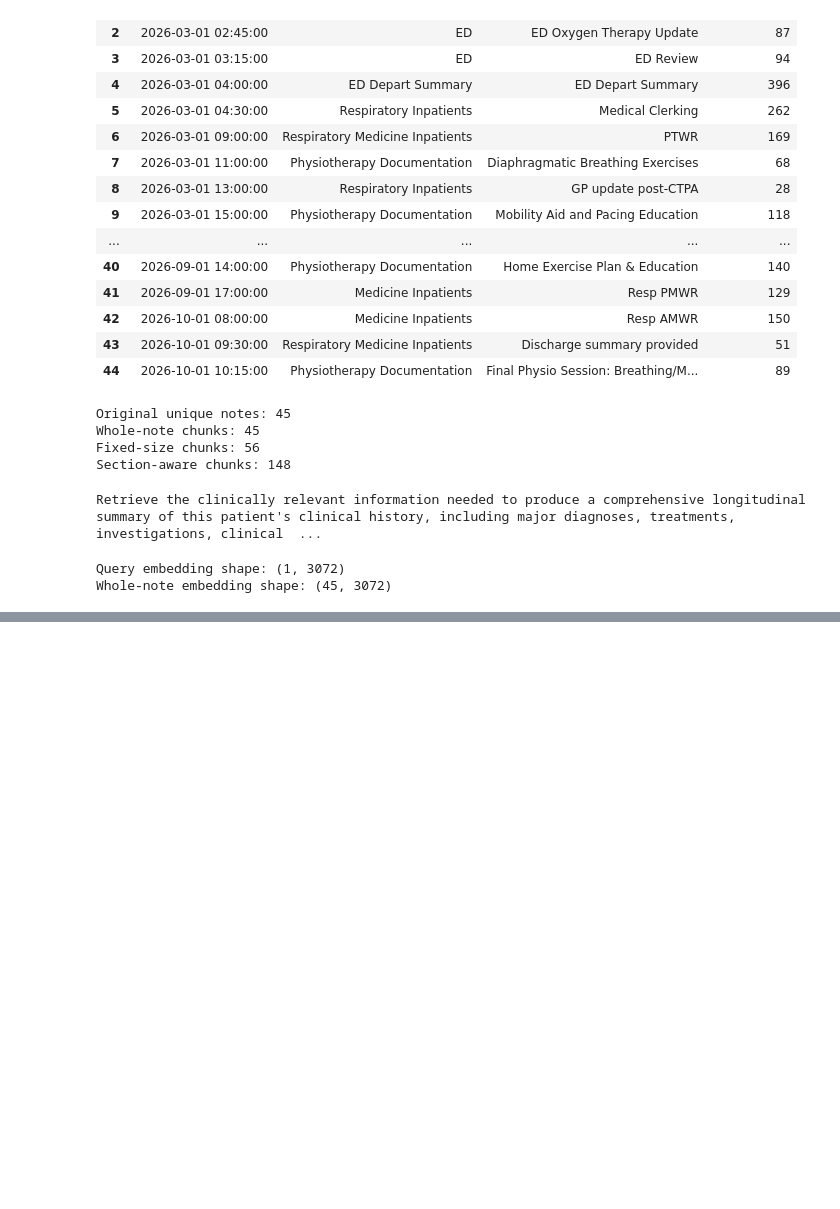
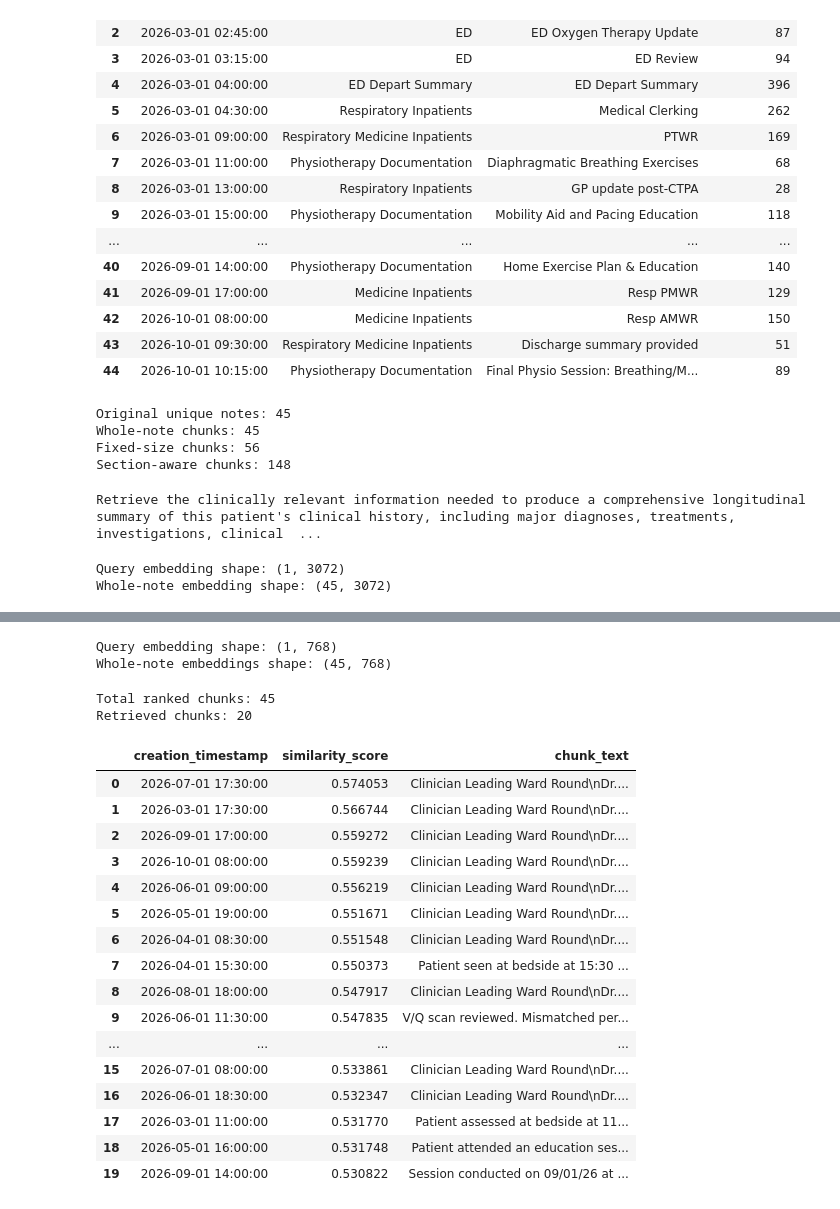
Before and after one commit to pallavi-cs-ai/clinical-summarization-eval, a Jupyter notebook: notebooks/03_workflow_2_rag_experiments.ipynb, the cells around one changed output, grey strips where cells are left out. Saved outputs shown, nothing was run; the diff lists cells and outputs as text; code cells hidden in the pictures; blank space fills up the shorter version.

```diff
--- a/notebooks/03_workflow_2_rag_experiments.ipynb
+++ b/notebooks/03_workflow_2_rag_experiments.ipynb
@@ -1047,6 +1065,15 @@ Embedding shape: (3, 3072)
 First embedding, first 10 values:
 [-0.0213872  -0.00441735 -0.02074947 -0.06816971 -0.00032535  0.02437343
   0.01302461  0.00564994 -0.01271442  0.03882335]
+# %%
+def embed_bge_texts(texts):
+    # Generate normalized BGE embeddings for the input texts
+    return bge_model.encode(
+        texts,
+        convert_to_numpy=True,
+        normalize_embeddings=True,
+        show_progress_bar=False
+    )
 # %%
 sample_texts = fixed_chunks["chunk_text"].head(3).tolist()
 
@@ -1835,0 +2345,65 @@ Number of ranked chunks: 45
+# %%
+# Embed the same retrieval query using BGE.
+bge_query_embedding = embed_bge_texts([RETRIEVAL_QUERY])
+
+# Embed all 45 whole-note chunks for the selected patient using BGE.
+bge_whole_embeddings = embed_bge_texts(
+    patient_whole_chunks["chunk_text"].tolist()
+)
+
+print("Query embedding shape:", bge_query_embedding.shape)
+print("Whole-note embeddings shape:", bge_whole_embeddings.shape)
+# %% [output]
+Query embedding shape: (1, 768)
+Whole-note embeddings shape: (45, 768)
+# %%
+from sklearn.metrics.pairwise import cosine_similarity
+
+# Compare the retrieval query with each of the 45 whole-note chunks.
+# This gives one similarity score for every chunk.
+bge_whole_scores = cosine_similarity(
+    bge_query_embedding,
+    bge_whole_embeddings
+)[0]
+
+# Keep the chunk information and attach its BGE similarity score.
+bge_whole_results = patient_whole_chunks.copy()
+bge_whole_results["similarity_score"] = bge_whole_scores
+
+# Rank chunks from most semantically relevant to least relevant.
+bge_whole_ranked = (
+    bge_whole_results
+    .sort_values("similarity_score", ascending=False)
+    .reset_index(drop=True)
+)
+
+# Select the same fixed retrieval depth we chose earlier.
+bge_whole_top20 = bge_whole_ranked.head(20).copy()
+
+print("Total ranked chunks:", len(bge_whole_ranked))
+print("Retrieved chunks:", len(bge_whole_top20))
+
+# Look at the ranking before we move to summary generation.
+bge_whole_top20[
+    ["creation_timestamp", "similarity_score", "chunk_text"]
+].head(20)
+# %% [output]
+Total ranked chunks: 45
+Retrieved chunks: 20
+|  | creation_timestamp | similarity_score | chunk_text |
+| 0 | 2026-07-01 17:30:00 | 0.574053 | Clinician Leading Ward Round\nDr.... |
+| 1 | 2026-03-01 17:30:00 | 0.566744 | Clinician Leading Ward Round\nDr.... |
+| 2 | 2026-09-01 17:00:00 | 0.559272 | Clinician Leading Ward Round\nDr.... |
+| 3 | 2026-10-01 08:00:00 | 0.559239 | Clinician Leading Ward Round\nDr.... |
+| 4 | 2026-06-01 09:00:00 | 0.556219 | Clinician Leading Ward Round\nDr.... |
+| 5 | 2026-05-01 19:00:00 | 0.551671 | Clinician Leading Ward Round\nDr.... |
+| 6 | 2026-04-01 08:30:00 | 0.551548 | Clinician Leading Ward Round\nDr.... |
+| 7 | 2026-04-01 15:30:00 | 0.550373 | Patient seen at bedside at 15:30 ... |
+| 8 | 2026-08-01 18:00:00 | 0.547917 | Clinician Leading Ward Round\nDr.... |
+| 9 | 2026-06-01 11:30:00 | 0.547835 | V/Q scan reviewed. Mismatched per... |
+| ... | ... | ... | ... |
+| 15 | 2026-07-01 08:00:00 | 0.533861 | Clinician Leading Ward Round\nDr.... |
+| 16 | 2026-06-01 18:30:00 | 0.532347 | Clinician Leading Ward Round\nDr.... |
+| 17 | 2026-03-01 11:00:00 | 0.531770 | Patient assessed at bedside at 11... |
+| 18 | 2026-05-01 16:00:00 | 0.531748 | Patient attended an education ses... |
+| 19 | 2026-09-01 14:00:00 | 0.530822 | Session conducted on 09/01/26 at ... |
```
Also changed, not shown: parts of 26 cells of this notebook, 2 other files.
